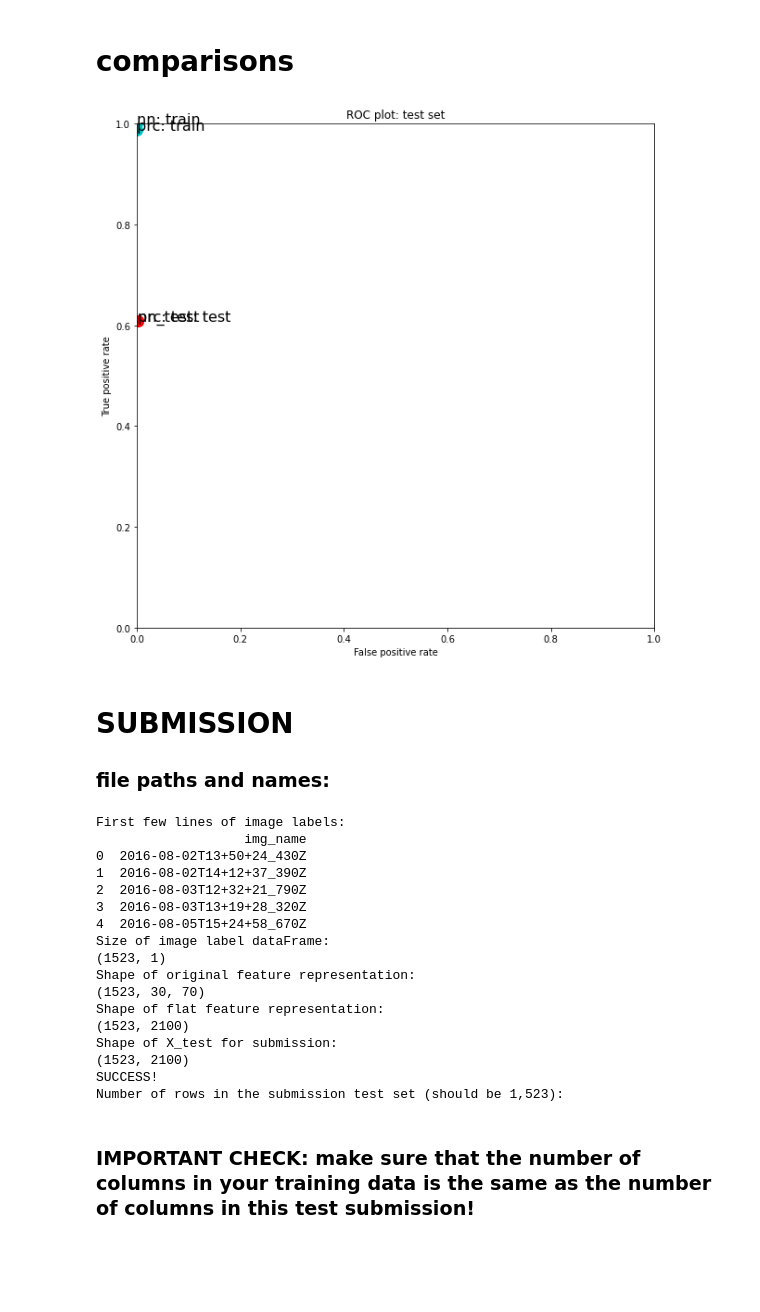
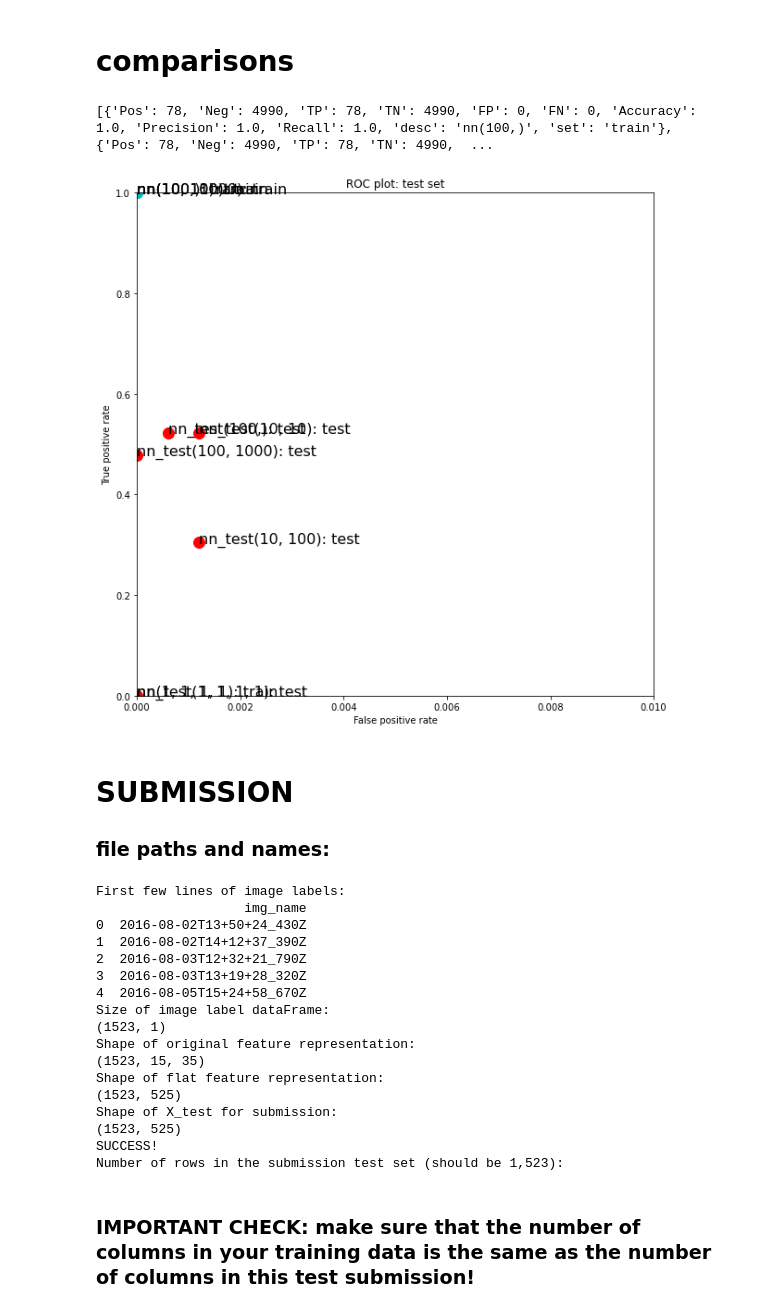
Before and after one commit to jeremy0dell/ml-2, a Jupyter notebook: planeimages_first_full_iteration.ipynb, the cells around one changed output. Cells and saved outputs as stored; diff of their text form; code cells hidden in the pictures; blank space fills up the shorter version.

```diff
--- a/planeimages_first_full_iteration.ipynb
+++ b/planeimages_first_full_iteration.ipynb
@@ -49,17 +49,14 @@ scikit-image documentation on methods used for feature extraction:
 # %%
 # in downscaling the image, what do you want the new dimensions to be?
 # the original dimensions of cropped images: (60, 140), which if 8,400 pixels
-dims = (30, 70) # 25% of the original size, 525 pixels
+dims = (15, 35) # 25% of the original size, 525 pixels
 # %%
-from skimage.feature import corner_harris, corner_subpix, corner_peaks
-from skimage.draw import circle_perimeter
-
 def image_manipulation(imname, imgs_path, imview=False):
     warnings.filterwarnings('ignore')
     imname = imgs_path + imname + '.png'
     img_raw = io.imread(imname, as_gray=True)
     downscaled = transform.resize(img_raw, (dims[0], dims[1])) # downscale image
-    final_image = feature.canny(downscaled, sigma=2) # edge filter image with Canny algorithm
+    final_image = feature.canny(downscaled) # edge filter image with Canny algorithm
     if imview==True:
         io.imshow(final_image)
     warnings.filterwarnings('always')
@@ -69,8 +66,8 @@ def image_manipulation(imname, imgs_path, imview=False):
 test_image = image_manipulation('2017-08-25T23+24+13_390Z', ci_path, True)
 print('downscaled image shape: ')
 print(test_image.shape)
-# print('image representation (first row of pixels): ')
-# print(test_image[0])
+print('image representation (first row of pixels): ')
+print(test_image[0])
 print('\n')
 print('example of transformation: ')
 # %% [output]
@@ -359,29 +321,39 @@ performance_examples('FN', nn_img_indices_to_view)
 # %%
 # list of fits to compare:
 final_fits = []
-final_fits.append(prc_performance.performance_measures)
-final_fits.append(prc_performance_test.performance_measures)
-final_fits.append(nn_performance.performance_measures)
-final_fits.append(nn_performance_test.performance_measures)
+
+for t in training:
+    final_fits.append(t)
+
+for t in test:
+    final_fits.append(t)
+
+print(final_fits, test)
+# final_fits.append(prc_performance.performance_measures)
+# final_fits.append(prc_performance_test.performance_measures)
+# final_fits.append(nn_performance.performance_measures)
+# final_fits.append(nn_performance_test.performance_measures)
+# %% [output]
+[{'Pos': 78, 'Neg': 4990, 'TP': 78, 'TN': 4990, 'FP': 0, 'FN': 0, 'Accuracy': 1.0, 'Precision': 1.0, 'Recall': 1.0, 'desc': 'nn(100,)', 'set': 'train'}, {'Pos': 78, 'Neg': 4990, 'TP': 78, 'TN': 4990,  ...
 # %%
 plt.figure(figsize=(10,10))
 
 for fit in final_fits:
     if fit['set'] == 'train':
         color = 'co'
     else:
         color = 'ro'
     plt.plot(fit['FP'] / fit['Neg'],
              fit['TP'] / fit['Pos'], color, markersize=12)
     plt.text(fit['FP'] / fit['Neg'],
              fit['TP'] / fit['Pos'], fit['desc'] + ': ' + fit['set'], fontsize=16)
-plt.axis([0, 1, 0, 1])
+plt.axis([0, 0.01, 0, 1])
 plt.title('ROC plot: test set')
 plt.xlabel('False positive rate')
 plt.ylabel('True positive rate')
 plt.show()
 # %% [output]
-[figure, old version]
+[figure, new version]
 # %% [markdown]
 # SUBMISSION
 
@@ -403,11 +375,11 @@ First few lines of image labels:
 Size of image label dataFrame:
 (1523, 1)
 Shape of original feature representation:
-(1523, 30, 70)
+(1523, 15, 35)
 Shape of flat feature representation:
-(1523, 2100)
+(1523, 525)
 Shape of X_test for submission:
-(1523, 2100)
+(1523, 525)
 SUCCESS!
 Number of rows in the submission test set (should be 1,523):
 # %% [markdown]
```
Also changed, not shown: parts of 14 cells of this notebook, 2 other files.
